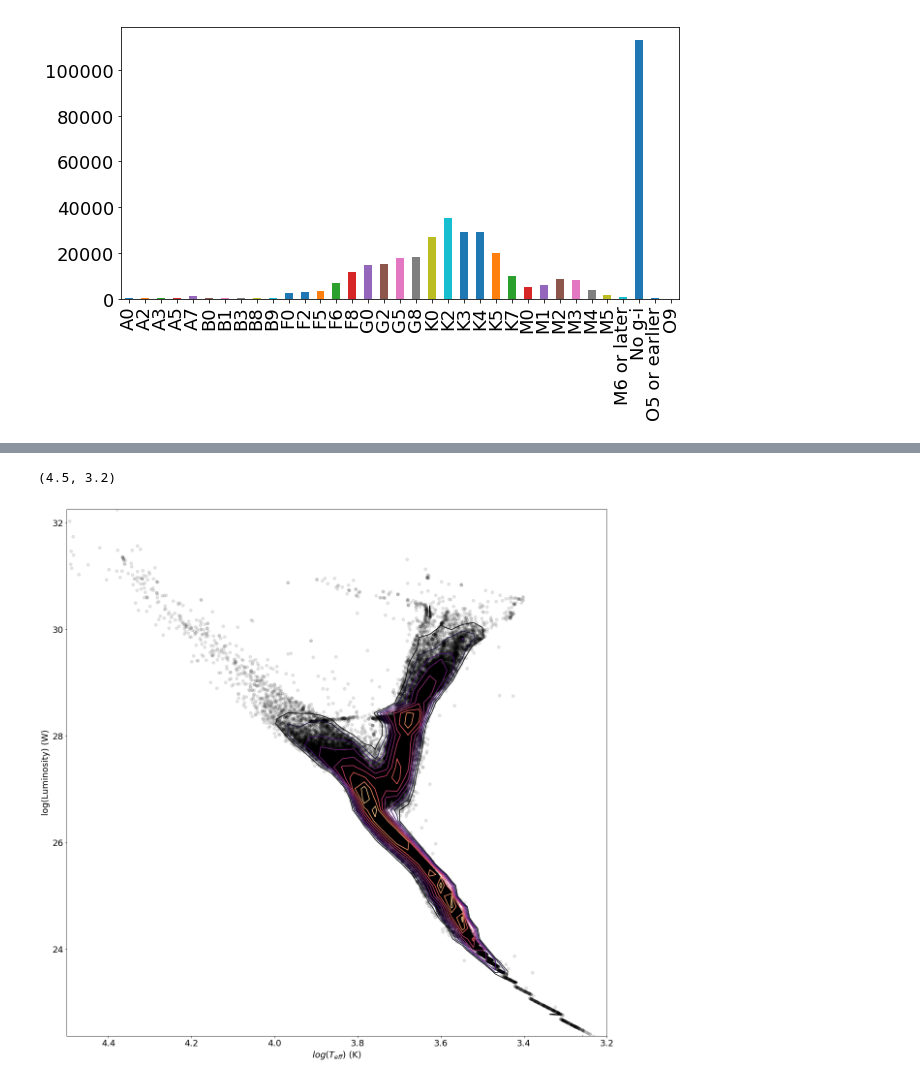
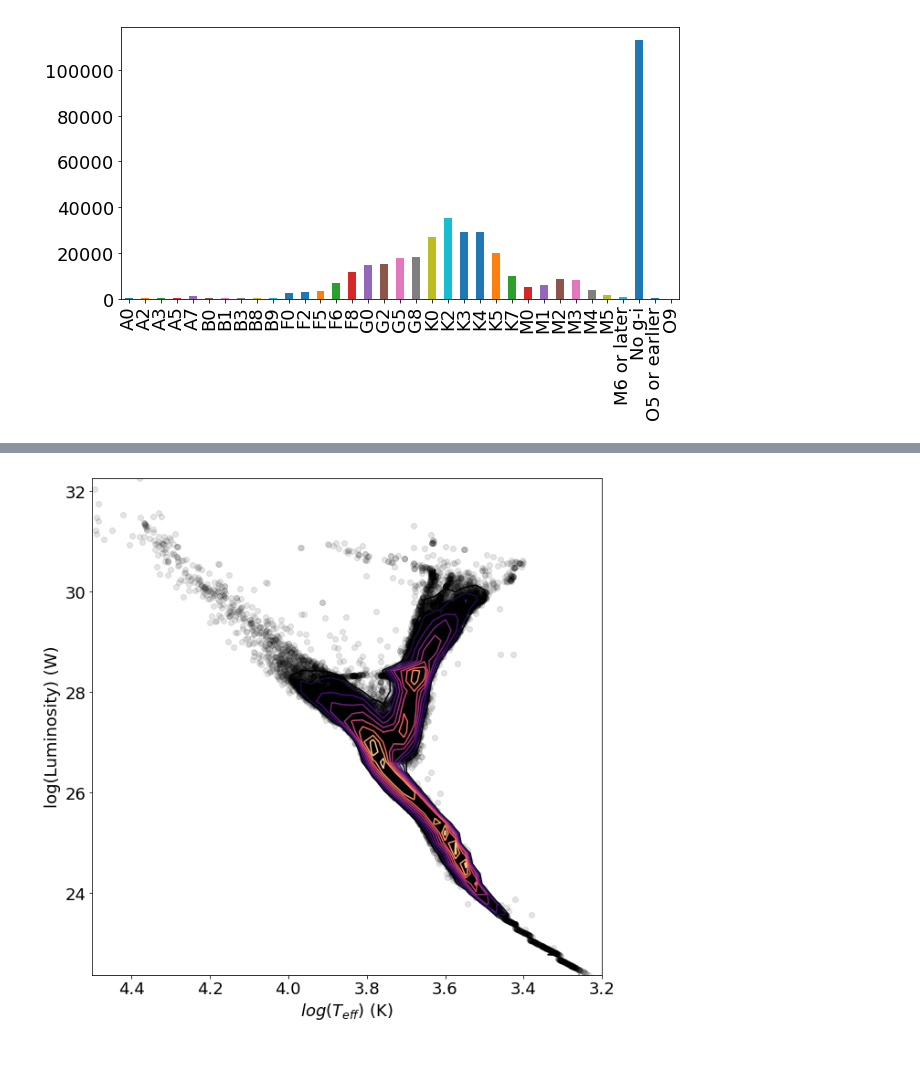
Before and after one commit to RileyWClarke/BiancoGroup, a Jupyter notebook: BiancoSummer2019.ipynb, the cells around one changed output, grey strips where cells are left out. Saved outputs shown, nothing was run; the diff lists cells and outputs as text; code cells hidden in the pictures.

```diff
--- a/BiancoSummer2019.ipynb
+++ b/BiancoSummer2019.ipynb
@@ -291,15 +291,15 @@ L_na = df['k2_L'].dropna()
 # %%
 from astroML import plotting
 
-ax = plt.figure(figsize=(20,20)).add_subplot()
+ax = plt.figure(figsize=(10,10)).add_subplot()
 plotting.scatter_contour(np.log10(teff_na), np.log10(L_na), threshold=50, log_counts=True, ax=ax,
                 histogram2d_args=dict(bins=50),
                 filled_contour=False,
                 plot_args=dict(marker='o', linestyle='none', color='black', alpha=0.1),
                 contour_args=dict(cmap=plt.cm.magma))
 plt.ylabel('log(Luminosity) (W)')
 plt.xlabel(r'$log(T_{eff})$ (K)')
 plt.xlim(4.5,3.2)
+plt.savefig('k2scatter_contour.pdf')
 # %% [output]
-(4.5, 3.2)
-[figure, old version]
+[figure, new version]
```
Also changed, not shown: 5 other files.
